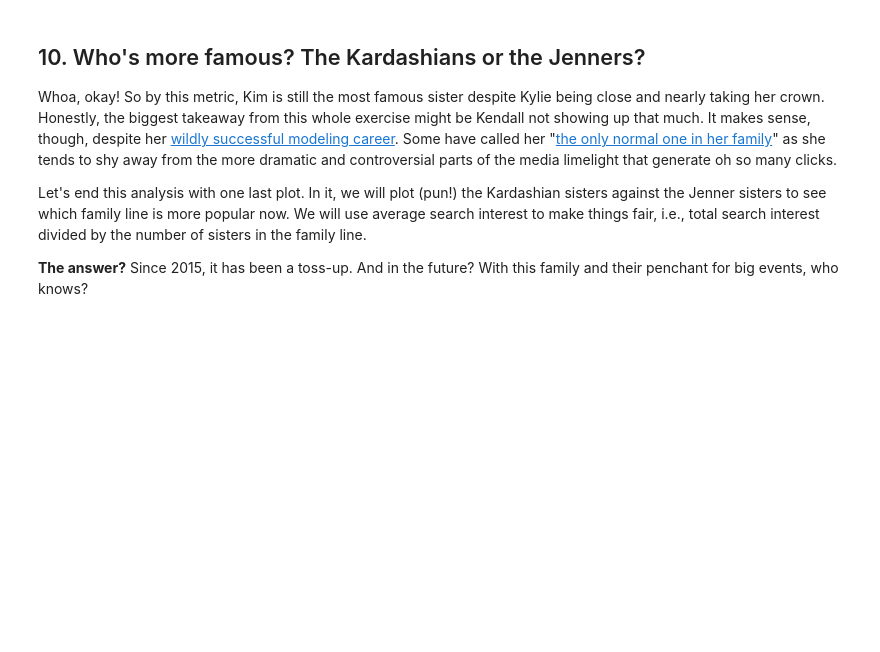
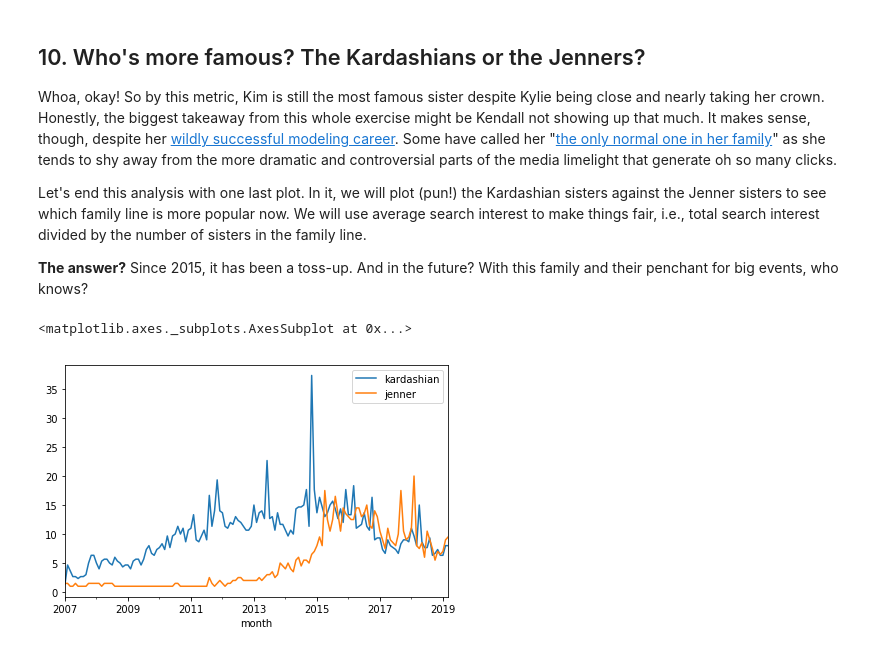
Before and after one commit to DHeasmanGDS/DataCamp-Projects, a Jupyter notebook: Up and Down with the Kardashians.ipynb, the cells around one changed output. Saved outputs shown, nothing was run; the diff lists cells and outputs as text; code cells hidden in the pictures; blank space fills up the shorter version.

```diff
--- a/Up and Down with the Kardashians.ipynb
+++ b/Up and Down with the Kardashians.ipynb
@@ -128,8 +186,11 @@ print(trends.head())
 <p><strong>The answer?</strong> Since 2015, it has been a toss-up. And in the future? With this family and their penchant for big events, who knows?</p>
 # %%
 # Interest total for each family line
-#trends['kardashian'] = (trends.kim + trends.khloe + trends.kourtney) / 3
-#trends['jenner'] = (trends.kendall + trends.kylie) / 2
+trends['kardashian'] = (trends.kim + trends.khloe + trends.kourtney) / 3
+trends['jenner'] = (trends.kendall + trends.kylie) / 2
 
 # Plot total family line search interest vs. month
-#trends[['kardashian', 'jenner']].plot()
+trends[['kardashian', 'jenner']].plot()
+# %% [output]
+<matplotlib.axes._subplots.AxesSubplot at 0x...>
+[figure, added]
```
Also changed, not shown: parts of 9 cells of this notebook.
